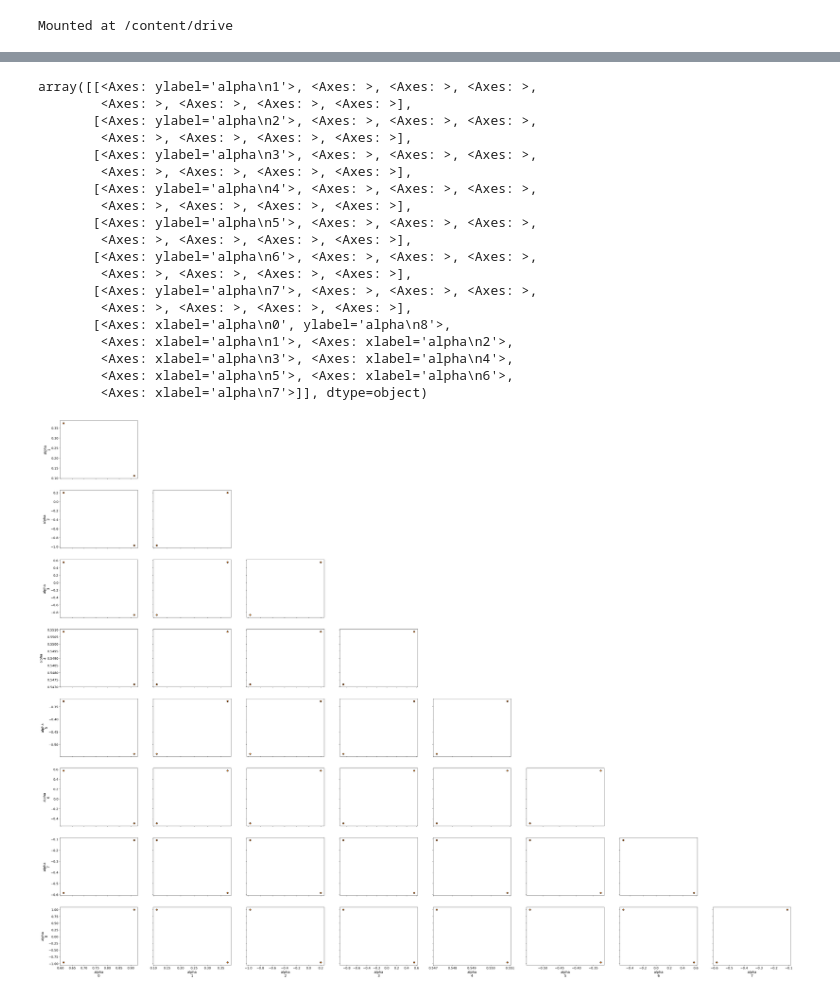
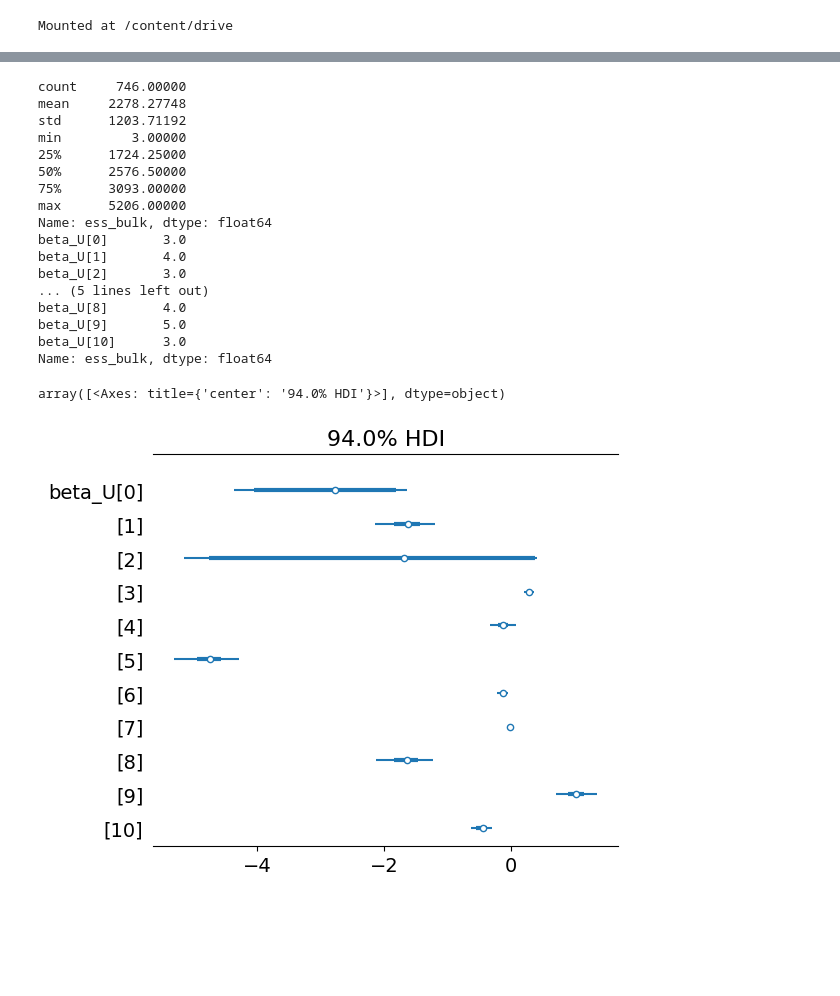
Before and after one commit to LuSyo/Health-ML-Bias-Experiments, a Jupyter notebook: notebooks/02_CAD_counterfactual_fairness.ipynb, the cells around one changed output, grey strips where cells are left out. Drawn from its saved outputs; the diff is of its cells as text; code cells hidden in the pictures; blank space fills up the shorter version.

Commit message:
Improving model, fixing divergence and low ESS (in progress)

```diff
--- a/notebooks/02_CAD_counterfactual_fairness.ipynb
+++ b/notebooks/02_CAD_counterfactual_fairness.ipynb
@@ -152,28 +165,41 @@ with pm.Model() as causal_model:
   age = heart_disease['age']
   s_bio = heart_disease['s_bio']
   s_soc = heart_disease['s_soc']
+  N = len(heart_disease)
 
   # The prior for U, the age- and sex- independent physiological integrity
-  # we need to infer from the observed evidence, i.e. the dataset
-  U = pm.Normal('U', mu=0, sigma=1, shape=len(heart_disease))
+  # Non-centred parametrisation
+  U_raw = pm.Normal('U_raw', mu=0, sigma=1, shape=N)
+  U = pm.Deterministic('U', U_raw*1.0)
 
   # Parameter priors
+  # Initial log means for st and chol LogNormal priors
   non_zero_st = heart_disease['st'][heart_disease['st'] > 0]
   alpha_init_st = np.log(non_zero_st.mean()) if len(non_zero_st) > 0 else 0
+  alpha_init_chol = np.log(heart_disease['chol'].mean())
   alpha_init = np.zeros(11)
+  alpha_init[7] = alpha_init_chol
   alpha_init[10] = alpha_init_st
   alpha = pm.Normal('alpha', mu=0, sigma=1, shape=11, initval=alpha_init)
-  beta_U = pm.Normal('beta_U', mu=0, sigma=1, shape=11)
+  beta_U = pm.Normal('beta_U', mu=0, sigma=.5, shape=10)
   beta_soc = pm.Normal('beta_soc', mu=0, sigma=1, shape=3)
   beta_bio = pm.Normal('beta_bio', mu=0, sigma=1, shape=8)
   beta_age = pm.Normal('beta_age', mu=0, sigma=1, shape=11)
   sigma = pm.HalfNormal('sigma', sigma=1, shape=4)
 
   # 2. LIKELIHOODS: Variables likelihoods
+  alpha_cp = pm.Normal('alpha_cp', mu=0, sigma=1, shape=4)
+  beta_U_cp = pm.Normal('beta_U_cp', mu=0, sigma=.5, shape=4)
+  beta_soc_cp = pm.Normal('beta_soc_cp', mu=0, sigma=1, shape=4)
+  beta_age_cp = pm.Normal('beta_age_cp', mu=0, sigma=1, shape=4)
   cp = pm.Categorical('cp',
-            logit_p=alpha[0] + beta_U[0]*U + beta_soc[0]*s_soc + beta_age[0]*age,
+            logit_p=alpha_cp + beta_U_cp*U + beta_soc_cp*s_soc + beta_age_cp*age,
             observed=heart_disease['cp'])
 
+  alpha_ang = pm.Normal('alpha_ang', mu=0, sigma=1)
+  beta_U_ang = pm.Normal('beta_U_ang', mu=0, sigma=.5)
+  beta_soc_ang = pm.Normal('beta_soc_ang', mu=0, sigma=1)
+  beta_age_ang = pm.Normal('beta_age_ang', mu=0, sigma=1)
   ang = pm.Bernoulli('ang',
             logit_p=alpha[1] + beta_U[1]*U + beta_soc[1]*s_soc + beta_age[1]*age,
             observed=heart_disease['ang'])
@@ -206,14 +232,14 @@ with pm.Model() as causal_model:
             observed=heart_disease['chol'])
 
   cvd = pm.Bernoulli('cvd',
-            logit_p=alpha[8] + beta_U[8]*U + beta_bio[5]*s_bio + beta_age[8]*age,
+            logit_p=alpha[8] - U + beta_bio[5]*s_bio + beta_age[8]*age,
             observed=heart_disease['cvd'])
 
   # CUSTOM DIST. for Oldpeak (ST): Zero-inflated Log-normal
   # Probability of being exactly zero
-  psi_st = pm.math.invlogit(alpha[9] + beta_U[9]*U + beta_bio[6]*s_bio + beta_age[9]*age)
+  psi_st = pm.math.invlogit(alpha[9] + beta_U[8]*U + beta_bio[6]*s_bio + beta_age[9]*age)
   # Log-normal parameters
-  mu_st = alpha[10] + beta_U[10]*U + beta_bio[7]*s_bio + beta_age[10]*age
+  mu_st = alpha[10] + beta_U[9]*U + beta_bio[7]*s_bio + beta_age[10]*age
   sigma_st = sigma[3]
 
   # Probability function for the custom distribution
@@ -235,5 +261,5 @@ with pm.Model() as causal_model:
 
 
   # 3. INFERENCE of U with MCMC
-  posterior_samples = pm.sample()
+  posterior_samples = pm.sample(target_accept=0.95)
 # %% [output]
@@ -261,24 +270,30 @@ ERROR:pymc.stats.convergence:The effective sample size per chain is smaller than
 # %%
 import arviz as az
-az.plot_pair(posterior_samples, var_names=["alpha", "sigma"], divergences=True)
+
+U_ess = az.summary(posterior_samples, var_names=['U'])['ess_bulk']
+print(U_ess.describe())
+
+beta_U_ess = az.summary(posterior_samples, var_names=['beta_U'])['ess_bulk']
+print(beta_U_ess)
+
+az.plot_forest(posterior_samples, var_names=["beta_U"], combined=True)
 # %% [output]
-array([[<Axes: ylabel='alpha\n1'>, <Axes: >, <Axes: >, <Axes: >,
-        <Axes: >, <Axes: >, <Axes: >, <Axes: >],
-       [<Axes: ylabel='alpha\n2'>, <Axes: >, <Axes: >, <Axes: >,
-        <Axes: >, <Axes: >, <Axes: >, <Axes: >],
-       [<Axes: ylabel='alpha\n3'>, <Axes: >, <Axes: >, <Axes: >,
-        <Axes: >, <Axes: >, <Axes: >, <Axes: >],
-       [<Axes: ylabel='alpha\n4'>, <Axes: >, <Axes: >, <Axes: >,
-        <Axes: >, <Axes: >, <Axes: >, <Axes: >],
-       [<Axes: ylabel='alpha\n5'>, <Axes: >, <Axes: >, <Axes: >,
-        <Axes: >, <Axes: >, <Axes: >, <Axes: >],
-       [<Axes: ylabel='alpha\n6'>, <Axes: >, <Axes: >, <Axes: >,
-        <Axes: >, <Axes: >, <Axes: >, <Axes: >],
-       [<Axes: ylabel='alpha\n7'>, <Axes: >, <Axes: >, <Axes: >,
-        <Axes: >, <Axes: >, <Axes: >, <Axes: >],
-       [<Axes: xlabel='alpha\n0', ylabel='alpha\n8'>,
-        <Axes: xlabel='alpha\n1'>, <Axes: xlabel='alpha\n2'>,
-        <Axes: xlabel='alpha\n3'>, <Axes: xlabel='alpha\n4'>,
-        <Axes: xlabel='alpha\n5'>, <Axes: xlabel='alpha\n6'>,
-        <Axes: xlabel='alpha\n7'>]], dtype=object)
+count     746.00000
+mean     2278.27748
+std      1203.71192
+min         3.00000
+25%      1724.25000
+50%      2576.50000
+75%      3093.00000
+max      5206.00000
+Name: ess_bulk, dtype: float64
+beta_U[0]       3.0
+beta_U[1]       4.0
+beta_U[2]       3.0
+... (5 lines left out)
+beta_U[8]       4.0
+beta_U[9]       5.0
+beta_U[10]      3.0
+Name: ess_bulk, dtype: float64
+array([<Axes: title={'center': '94.0% HDI'}>], dtype=object)
-[figure, old version]
+[figure, new version]
```
Also changed, not shown: parts of 3 cells of this notebook.
